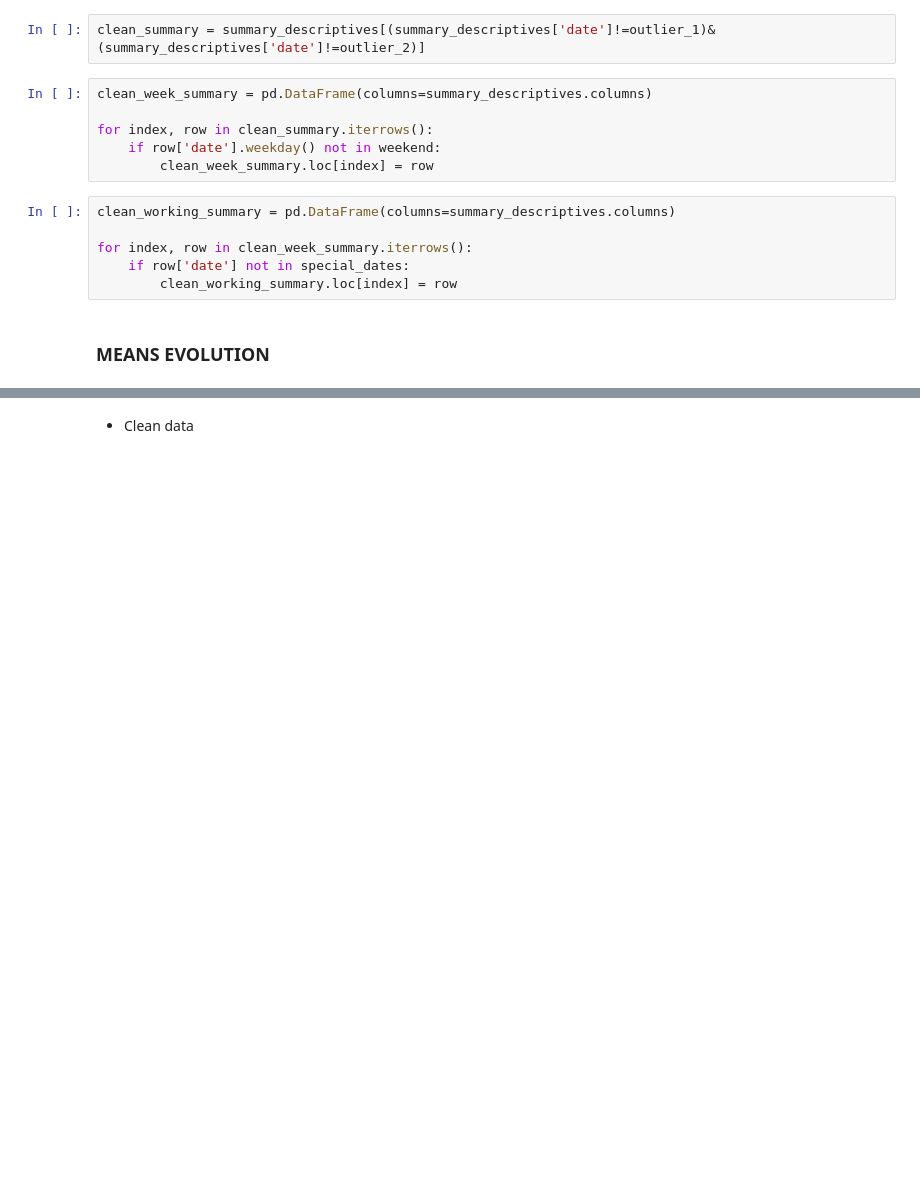
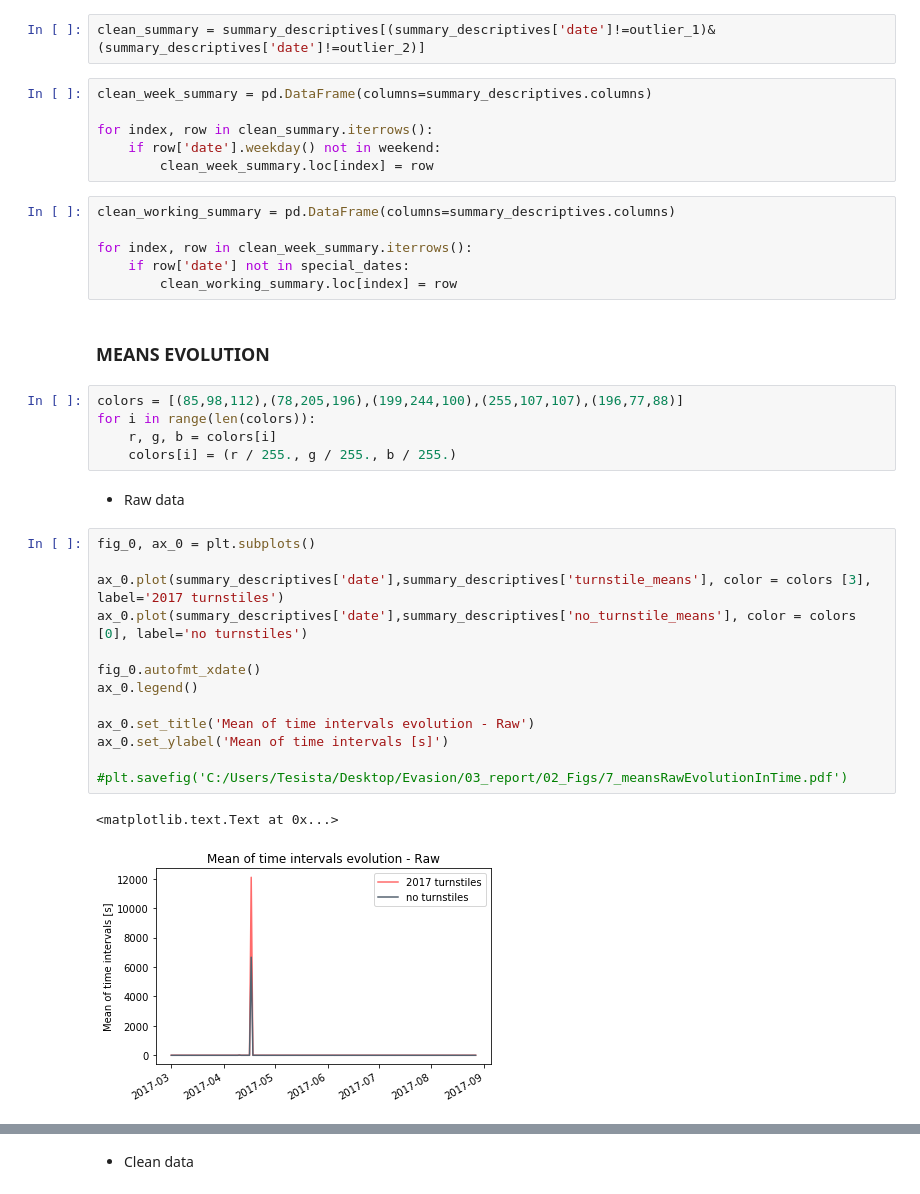
Before and after one commit to leocamus/TSAnalysis, a Jupyter notebook: PlottingTemporalDescriptives.ipynb, the cells around one changed output, grey strips where cells are left out. Saved outputs shown, nothing was run; the diff lists cells and outputs as text; blank space fills up the shorter version.

Commit message:
Ending temporal 06.12.2017
Ending temporal descriptives and trx

```diff
--- a/PlottingTemporalDescriptives.ipynb
+++ b/PlottingTemporalDescriptives.ipynb
@@ -57,3 +59,26 @@ for index, row in clean_week_summary.iterrows():
         clean_working_summary.loc[index] = row
 # %% [markdown]
 ### MEANS EVOLUTION
+# %%
+colors = [(85,98,112),(78,205,196),(199,244,100),(255,107,107),(196,77,88)]
+for i in range(len(colors)):
+    r, g, b = colors[i]
+    colors[i] = (r / 255., g / 255., b / 255.)
+# %% [markdown]
+* Raw data
+# %%
+fig_0, ax_0 = plt.subplots()
+
+ax_0.plot(summary_descriptives['date'],summary_descriptives['turnstile_means'], color = colors [3], label='2017 turnstiles')
+ax_0.plot(summary_descriptives['date'],summary_descriptives['no_turnstile_means'], color = colors [0], label='no turnstiles')
+
+fig_0.autofmt_xdate()
+ax_0.legend()
+
+ax_0.set_title('Mean of time intervals evolution - Raw')
+ax_0.set_ylabel('Mean of time intervals [s]')
+
+#plt.savefig('C:/Users/Tesista/Desktop/Evasion/03_report/02_Figs/7_meansRawEvolutionInTime.pdf')
+# %% [output]
+<matplotlib.text.Text at 0x...>
+[figure, added]
```
Also changed, not shown: parts of 13 cells of this notebook.
